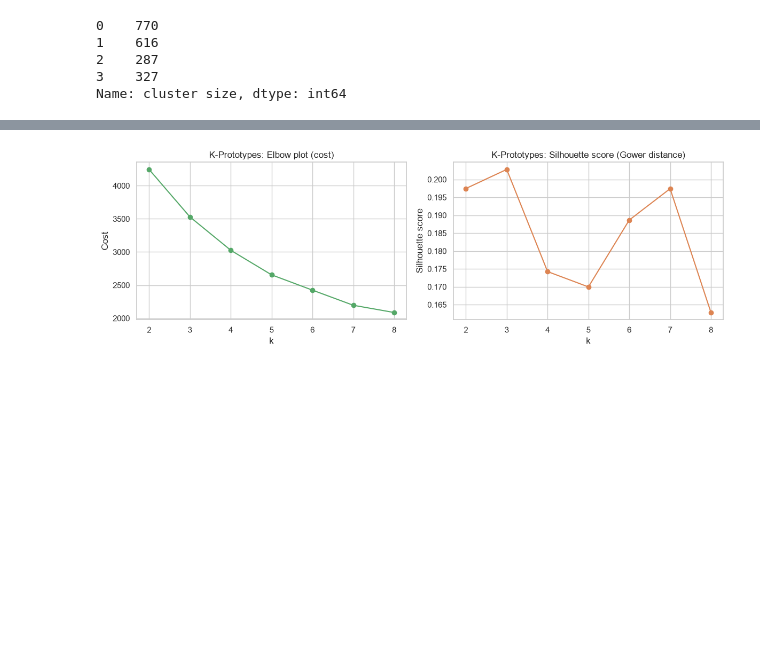
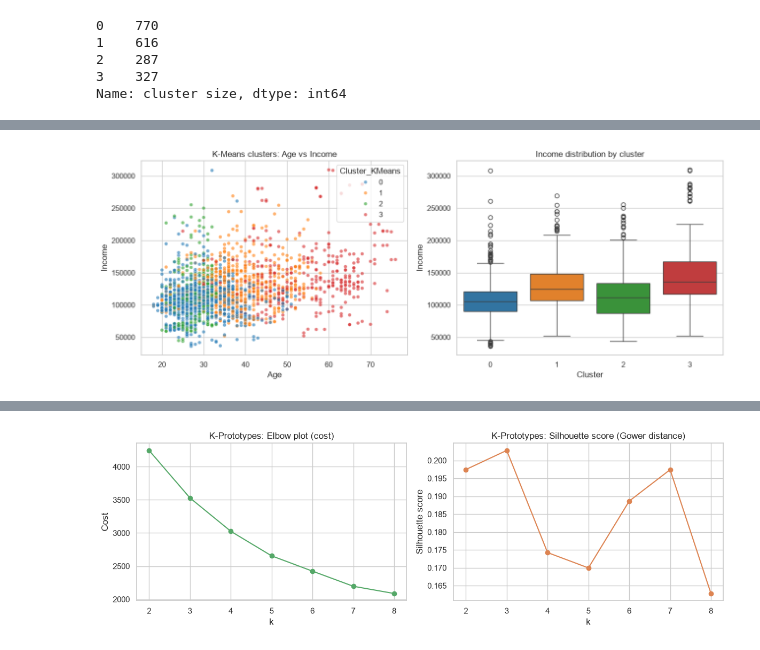
Before and after one commit to anushreeghosh07/customer-segmentation-analysis, a Jupyter notebook: notebooks/customer_segmentation_analysis.ipynb, the cells around one changed output, grey strips where cells are left out. Cells and saved outputs as stored; diff of their text form; code cells hidden in the pictures; blank space fills up the shorter version.

Commit message:
Update statistical analysis and clustering

```diff
--- a/notebooks/customer_segmentation_analysis.ipynb
+++ b/notebooks/customer_segmentation_analysis.ipynb
@@ -219,0 +758,22 @@ K-Prototypes has no native Euclidean silhouette (it isn't optimizing Euclidean d
+# %%
+# ---- Cluster visualization
+fig, axes = plt.subplots(1, 2, figsize=(13, 5))
+
+sns.scatterplot(
+    data=df_labeled, x="Age", y="Income",
+    hue="Cluster_KMeans", palette="tab10", alpha=0.6, s=25, ax=axes[0]
+)
+axes[0].set_title("K-Means clusters: Age vs Income")
+
+sns.boxplot(
+    data=df_labeled, x="Cluster_KMeans", y="Income",
+    hue="Cluster_KMeans", palette="tab10", legend=False, ax=axes[1]
+)
+axes[1].set_title("Income distribution by cluster")
+axes[1].set_xlabel("Cluster")
+
+plt.tight_layout()
+plt.savefig("../outputs/figures/kmeans_cluster_visualization.png", bbox_inches="tight")
+plt.show()
+# %% [output]
+[figure, added]
```
Also changed, not shown: parts of 67 cells of this notebook, 17 other files.
